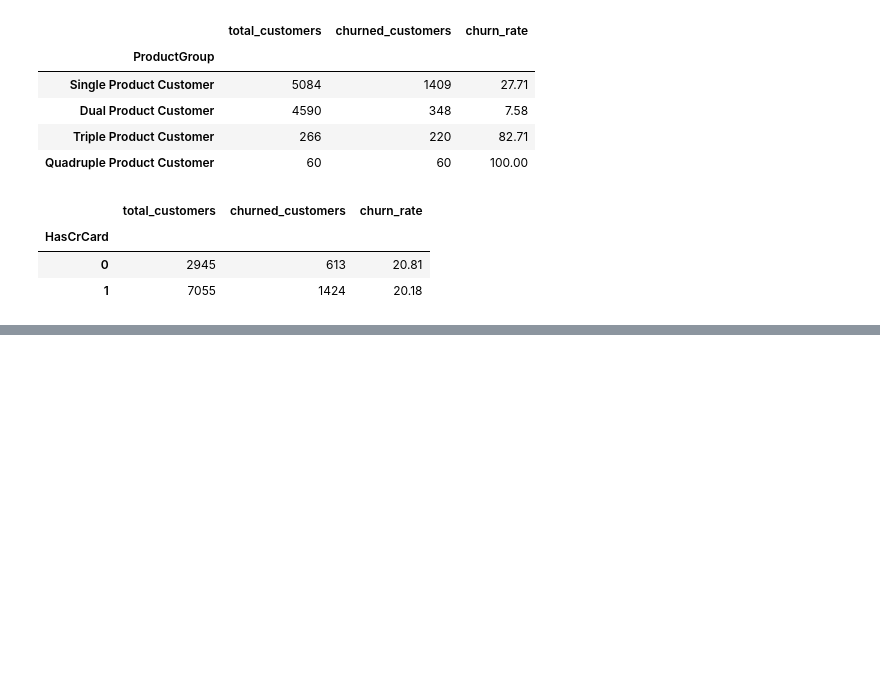
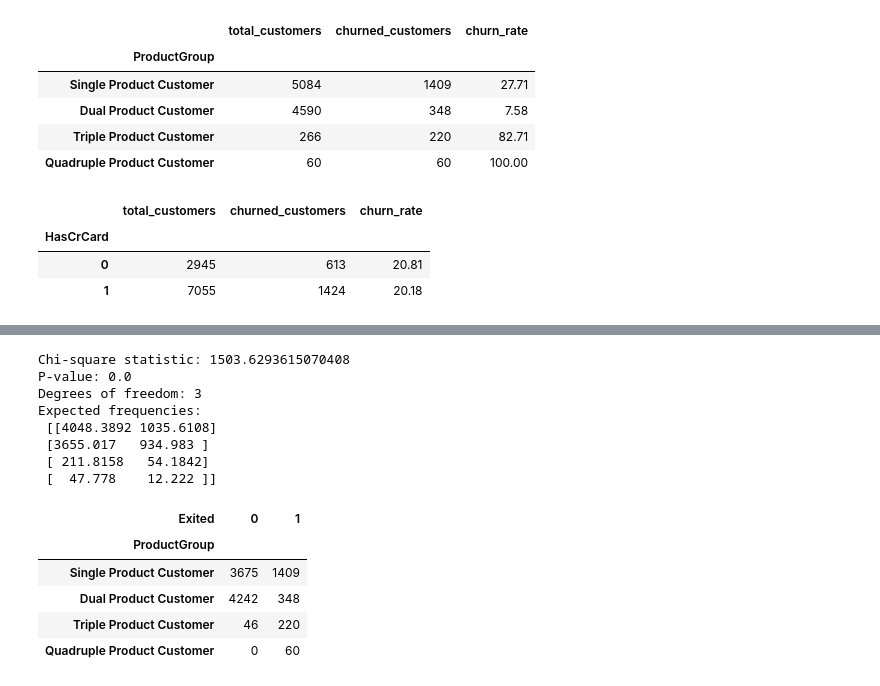
Before and after one commit to donaltheadrysdale/Customer-Churn-Analysis, a Jupyter notebook: Customer_Churn_Analysis.ipynb, the cells around one changed output, grey strips where cells are left out. Drawn from its saved outputs; the diff is of its cells as text; code cells hidden in the pictures; blank space fills up the shorter version.

```diff
--- a/Customer_Churn_Analysis.ipynb
+++ b/Customer_Churn_Analysis.ipynb
@@ -246,0 +312,40 @@ creditcard
+# %%
+#-------------------------------------------------
+# PRODUCT COUNT VS CHURN
+# H0: THERE ARE NO SIGNIFICANT ASSOCIATIONS BETWEEN # OF PRODUCTS AND CHURN
+# Ha: THERE IS SIGNIFICANT ASSOCIATION BETWEEN # OF PRODUCTS AND CHURN
+# ALPHA: 0.05
+#-------------------------------------------------
+
+# Create a table of # of products versus customer churn
+product_table = pd.crosstab(df['ProductGroup'], df['Exited'])
+
+# Run the chi-square test
+chi2, product_p_value, dof, expected = chi2_contingency(product_table)
+
+print("Chi-square statistic:", chi2)
+print("P-value:", product_p_value)
+print("Degrees of freedom:", dof)
+print("Expected frequencies:\n", expected)
+product_table
+
+#--------------------------------------------------
+# P_VALUE < 0.05
+# WE REJECT THE NULL HYPOTHESIS. THERE IS A SIGNIFICANT
+# ASSOCIATION BETWEEN # OF PRODUCT AND CHURN
+#---------------------------------------------------
+# %% [output]
+Chi-square statistic: 1503.6293615070408
+P-value: 0.0
+Degrees of freedom: 3
+Expected frequencies:
+ [[4048.3892 1035.6108]
+ [3655.017   934.983 ]
+ [ 211.8158   54.1842]
+ [  47.778    12.222 ]]
+| Exited | 0 | 1 |
+| ProductGroup |  |  |
+| Single Product Customer | 3675 | 1409 |
+| Dual Product Customer | 4242 | 348 |
+| Triple Product Customer | 46 | 220 |
+| Quadruple Product Customer | 0 | 60 |
```
Also changed, not shown: parts of 12 cells of this notebook.
